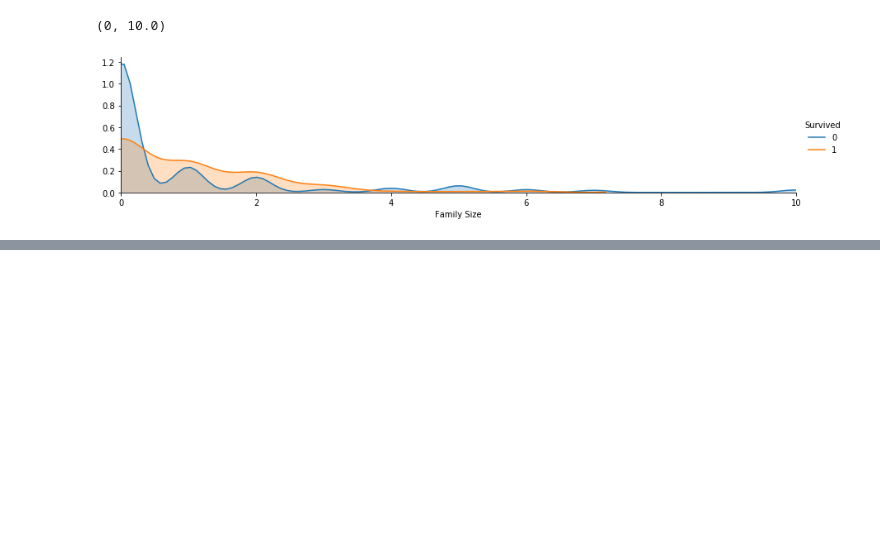
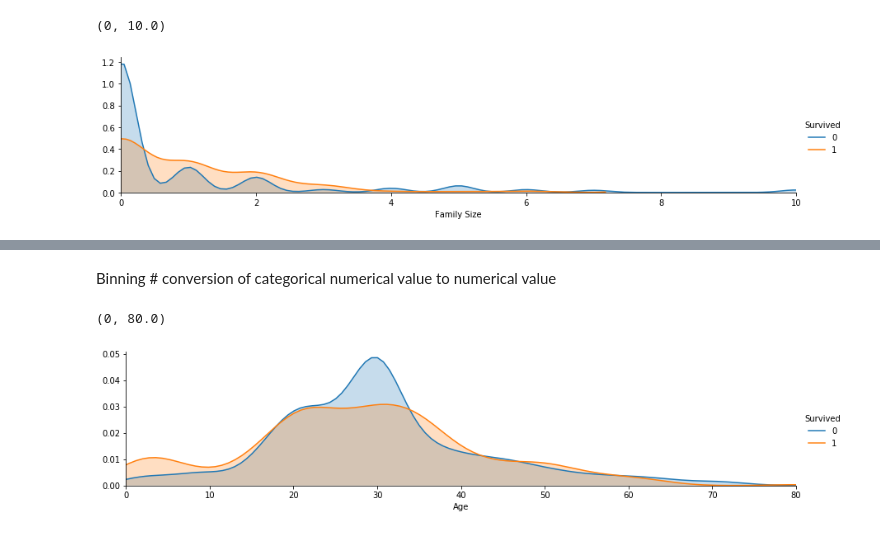
Before and after one commit to Sibin-Sibi/Titanic_ML, a Jupyter notebook: Titanic_training.ipynb, the cells around one changed output, grey strips where cells are left out. Cells and saved outputs as stored; diff of their text form; code cells hidden in the pictures; blank space fills up the shorter version.

```diff
--- a/Titanic_training.ipynb
+++ b/Titanic_training.ipynb
@@ -183,0 +245,10 @@ family_mapping = { '0' : 0 , '1' : 0.4, '2' : 0.8, '3' : 1.2 , '4' : 1.6, '5' :
+# %%
+train.drop('Ticket' , axis = 1, inplace = True)
+test.drop('Ticket' , axis = 1 , inplace = True)
+train.drop('SibSp' , axis = 1, inplace = True)
+test.drop('SibSp' , axis = 1 , inplace = True)
+train.drop('Parch' , axis = 1, inplace = True)
+test.drop('Parch' , axis = 1 , inplace = True)
+train.drop('Cabin' , axis = 1, inplace = True)
+test.drop('Cabin' , axis = 1 , inplace = True)
+train.drop('PassengerId' , axis = 1, inplace = True)
@@ -183,0 +270,4 @@ family_mapping = { '0' : 0 , '1' : 0.4, '2' : 0.8, '3' : 1.2 , '4' : 1.6, '5' :
+# %%
+# filling missing age with median age value based on title
+train['Age'].fillna(train.groupby('Title')['Age'].transform('median') , inplace = True)
+test['Age'].fillna(test.groupby('Title')['Age'].transform('median') , inplace = True)
@@ -183,0 +289,11 @@ family_mapping = { '0' : 0 , '1' : 0.4, '2' : 0.8, '3' : 1.2 , '4' : 1.6, '5' :
+# %% [markdown]
+Binning # conversion of categorical numerical value to numerical value
+# %%
+facet =  sns.FacetGrid(train, hue = 'Survived', aspect = 4)
+facet.map(sns.kdeplot, 'Age' ,shade = True)
+facet.set(xlim = (0,train['Age'].max()))
+facet.add_legend()
+plt.xlim(0)
+# %% [output]
+(0, 80.0)
+[figure, added]
```
Also changed, not shown: parts of 31 cells of this notebook.
